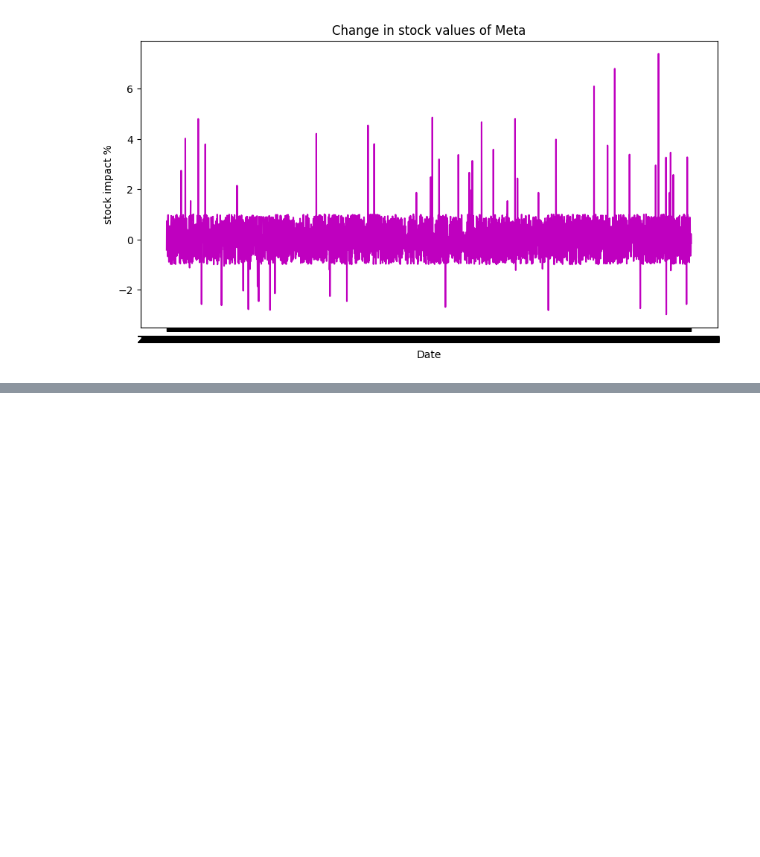
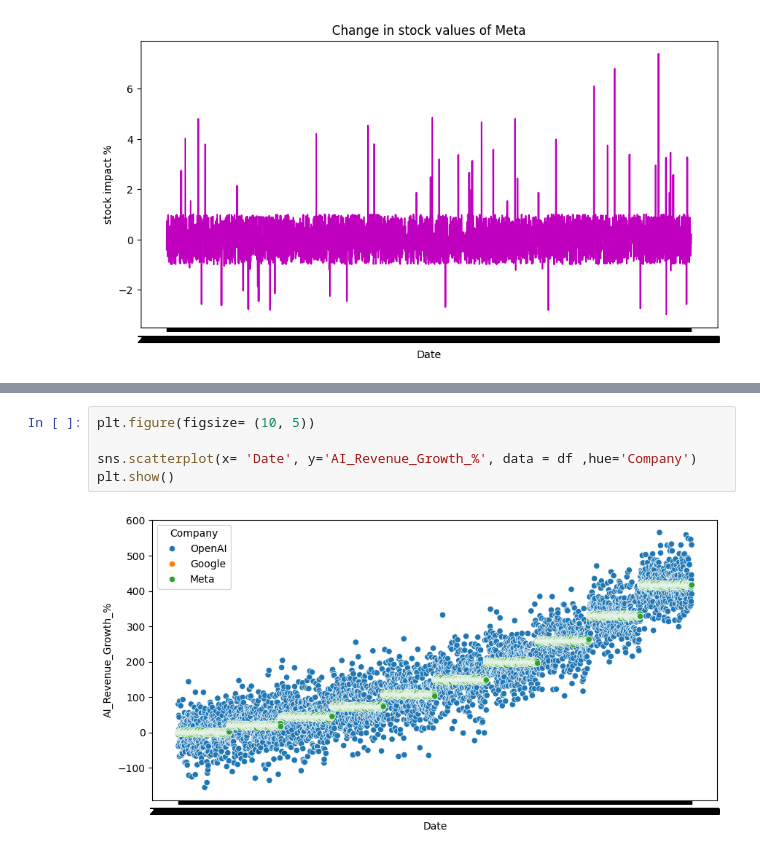
Before and after one commit to faixankh07-dvader/DATA-ANALYSIS-PYTHON-PANDAS, a Jupyter notebook: AI FINANCIAL MARKET ANALYSIS/main.ipynb, the cells around one changed output, grey strips where cells are left out. Saved outputs shown, nothing was run; the diff lists cells and outputs as text; blank space fills up the shorter version.

```diff
--- a/AI FINANCIAL MARKET ANALYSIS/main.ipynb
+++ b/AI FINANCIAL MARKET ANALYSIS/main.ipynb
@@ -262,0 +330,7 @@ plt.show()
+# %%
+plt.figure(figsize= (10, 5))
+
+sns.scatterplot(x= 'Date', y='AI_Revenue_Growth_%', data = df ,hue='Company')
+plt.show()
+# %% [output]
+[figure, added]
```
Also changed, not shown: parts of 19 cells of this notebook.
